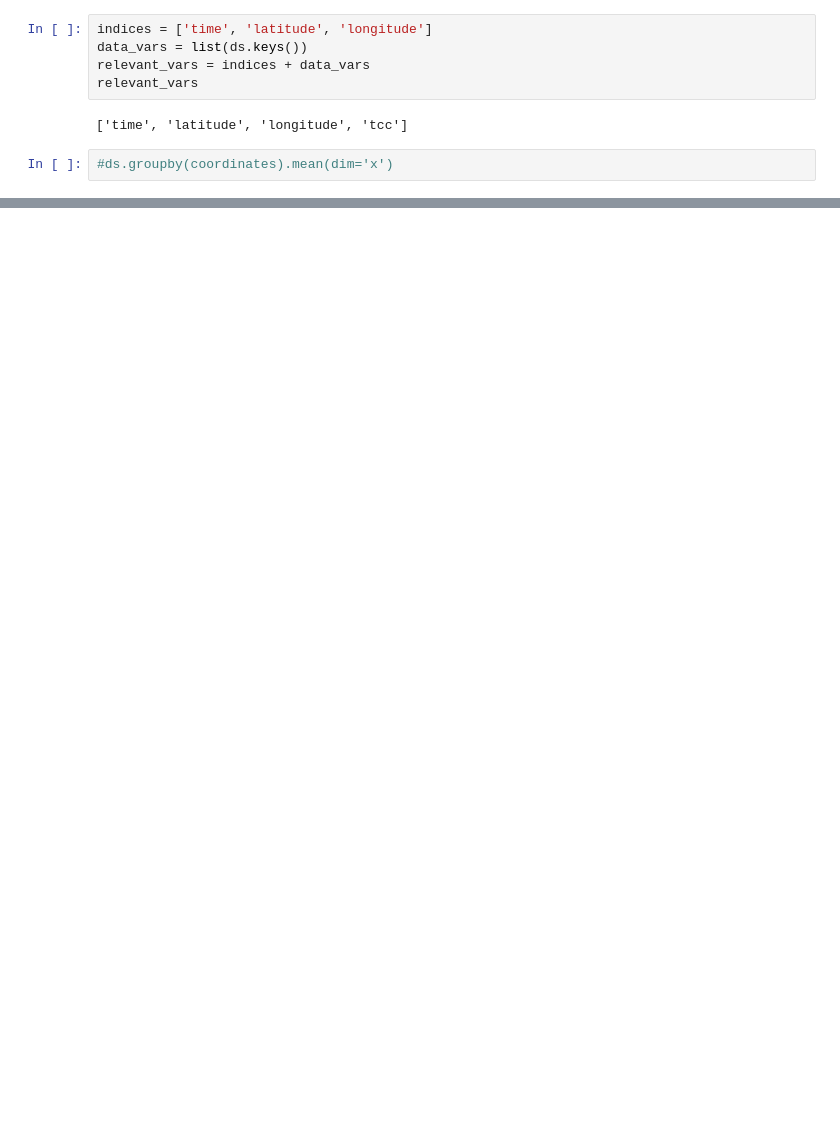
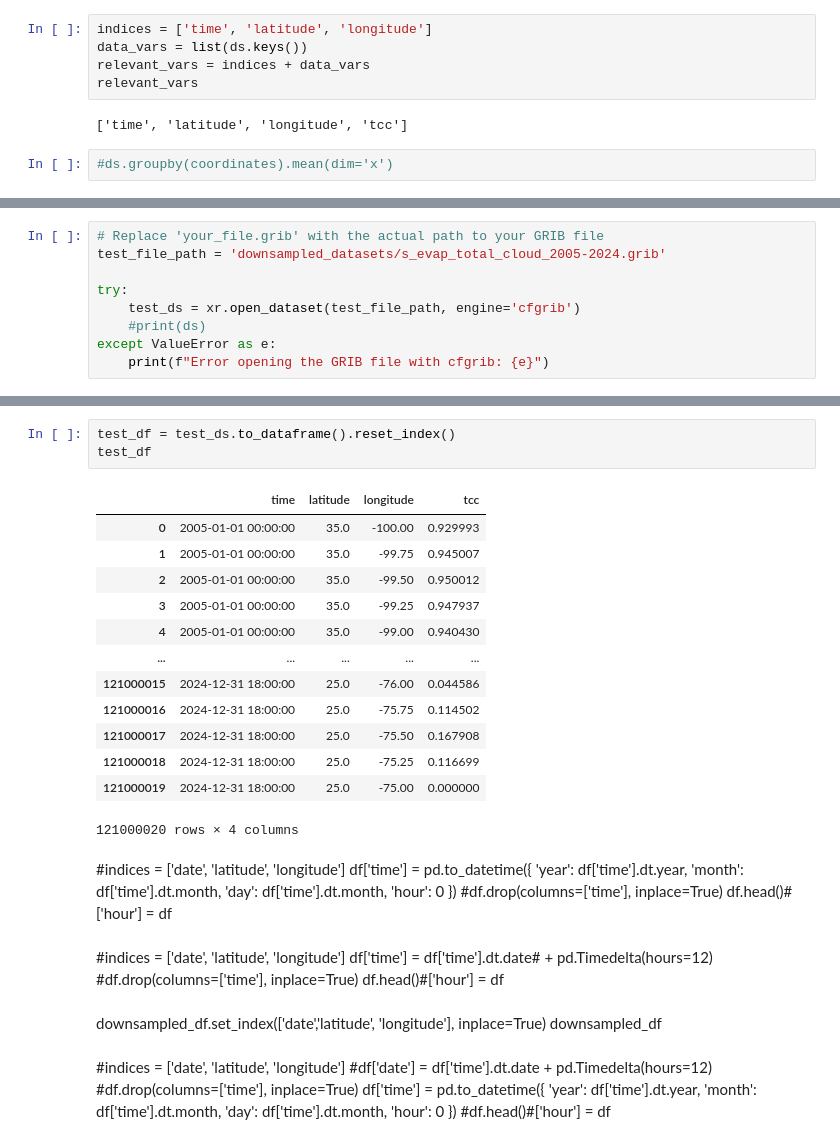
Before and after one commit to htluu-ucsd/NaturalDisasterProject, a Jupyter notebook: downsampling.ipynb, the cells around one changed output, grey strips where cells are left out. Drawn from its saved outputs; the diff is of its cells as text; blank space fills up the shorter version.

```diff
--- a/downsampling.ipynb
+++ b/downsampling.ipynb
@@ -116,0 +121,9 @@ df.to_csv(filepath, index=False)
+# %%
+# Replace 'your_file.grib' with the actual path to your GRIB file
+test_file_path = 'downsampled_datasets/s_evap_total_cloud_2005-2024.grib'
+
+try:
+    test_ds = xr.open_dataset(test_file_path, engine='cfgrib')
+    #print(ds)
+except ValueError as e:
+    print(f"Error opening the GRIB file with cfgrib: {e}")
@@ -116,0 +149,46 @@ df.to_csv(filepath, index=False)
+# %%
+test_df = test_ds.to_dataframe().reset_index()
+test_df
+# %% [output]
+|  | time | latitude | longitude | tcc |
+| 0 | 2005-01-01 00:00:00 | 35.0 | -100.00 | 0.929993 |
+| 1 | 2005-01-01 00:00:00 | 35.0 | -99.75 | 0.945007 |
+| 2 | 2005-01-01 00:00:00 | 35.0 | -99.50 | 0.950012 |
+| 3 | 2005-01-01 00:00:00 | 35.0 | -99.25 | 0.947937 |
+| 4 | 2005-01-01 00:00:00 | 35.0 | -99.00 | 0.940430 |
+| ... | ... | ... | ... | ... |
+| 121000015 | 2024-12-31 18:00:00 | 25.0 | -76.00 | 0.044586 |
+| 121000016 | 2024-12-31 18:00:00 | 25.0 | -75.75 | 0.114502 |
+| 121000017 | 2024-12-31 18:00:00 | 25.0 | -75.50 | 0.167908 |
+| 121000018 | 2024-12-31 18:00:00 | 25.0 | -75.25 | 0.116699 |
+| 121000019 | 2024-12-31 18:00:00 | 25.0 | -75.00 | 0.000000 |
+121000020 rows × 4 columns
+# %% [markdown]
+#indices = ['date', 'latitude', 'longitude']
+df['time'] = pd.to_datetime({
+       'year': df['time'].dt.year,
+       'month': df['time'].dt.month,
+       'day': df['time'].dt.month,
+       'hour': 0
+   })
+#df.drop(columns=['time'], inplace=True)
+df.head()#['hour'] = df
+# %% [markdown]
+#indices = ['date', 'latitude', 'longitude']
+df['time'] = df['time'].dt.date# + pd.Timedelta(hours=12)
+#df.drop(columns=['time'], inplace=True)
+df.head()#['hour'] = df
+# %% [markdown]
+downsampled_df.set_index(['date','latitude', 'longitude'], inplace=True)
+downsampled_df
+# %% [markdown]
+#indices = ['date', 'latitude', 'longitude']
+#df['date'] = df['time'].dt.date + pd.Timedelta(hours=12)
+#df.drop(columns=['time'], inplace=True)
+df['time'] = pd.to_datetime({
+       'year': df['time'].dt.year,
+       'month': df['time'].dt.month,
+       'day': df['time'].dt.month,
+       'hour': 0
+   })
+#df.head()#['hour'] = df
```
Also changed, not shown: parts of 24 cells of this notebook.
